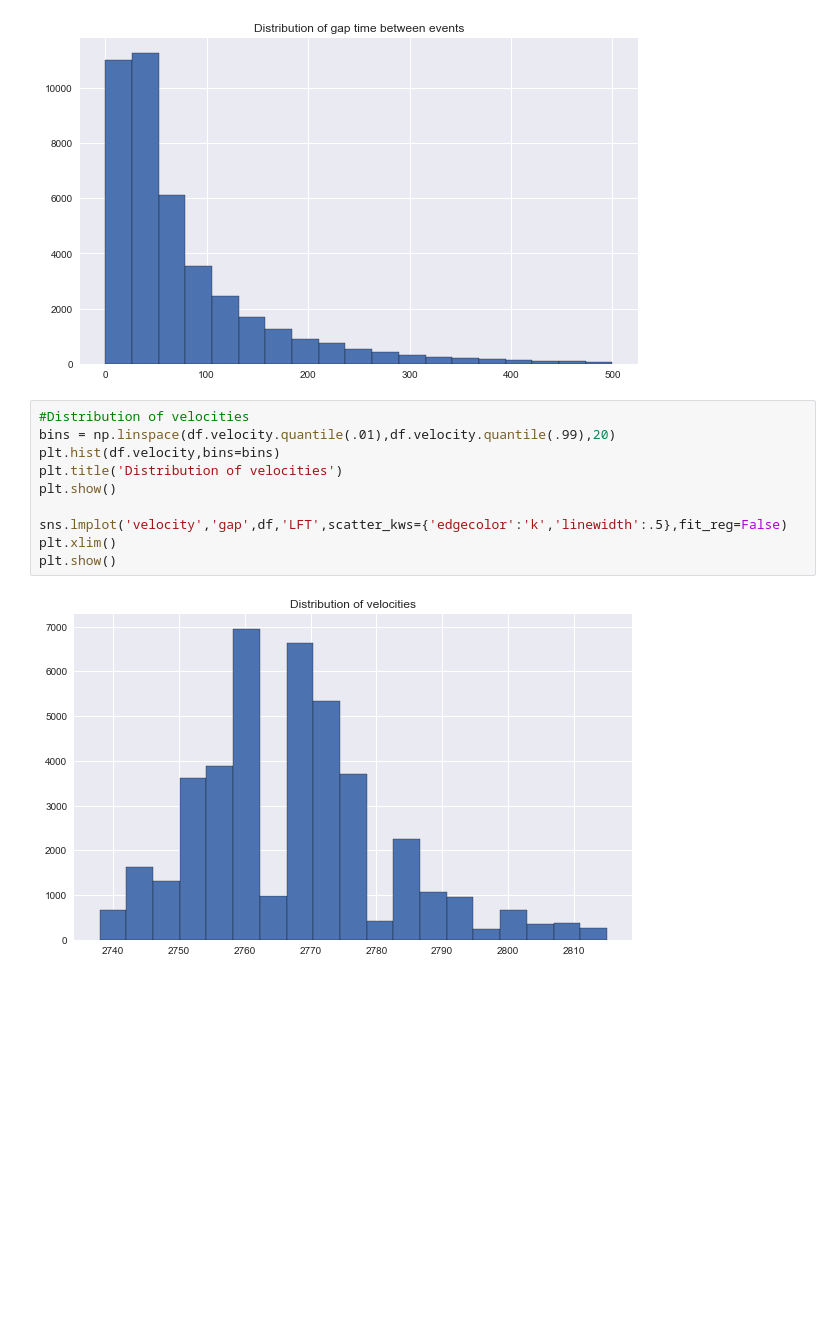
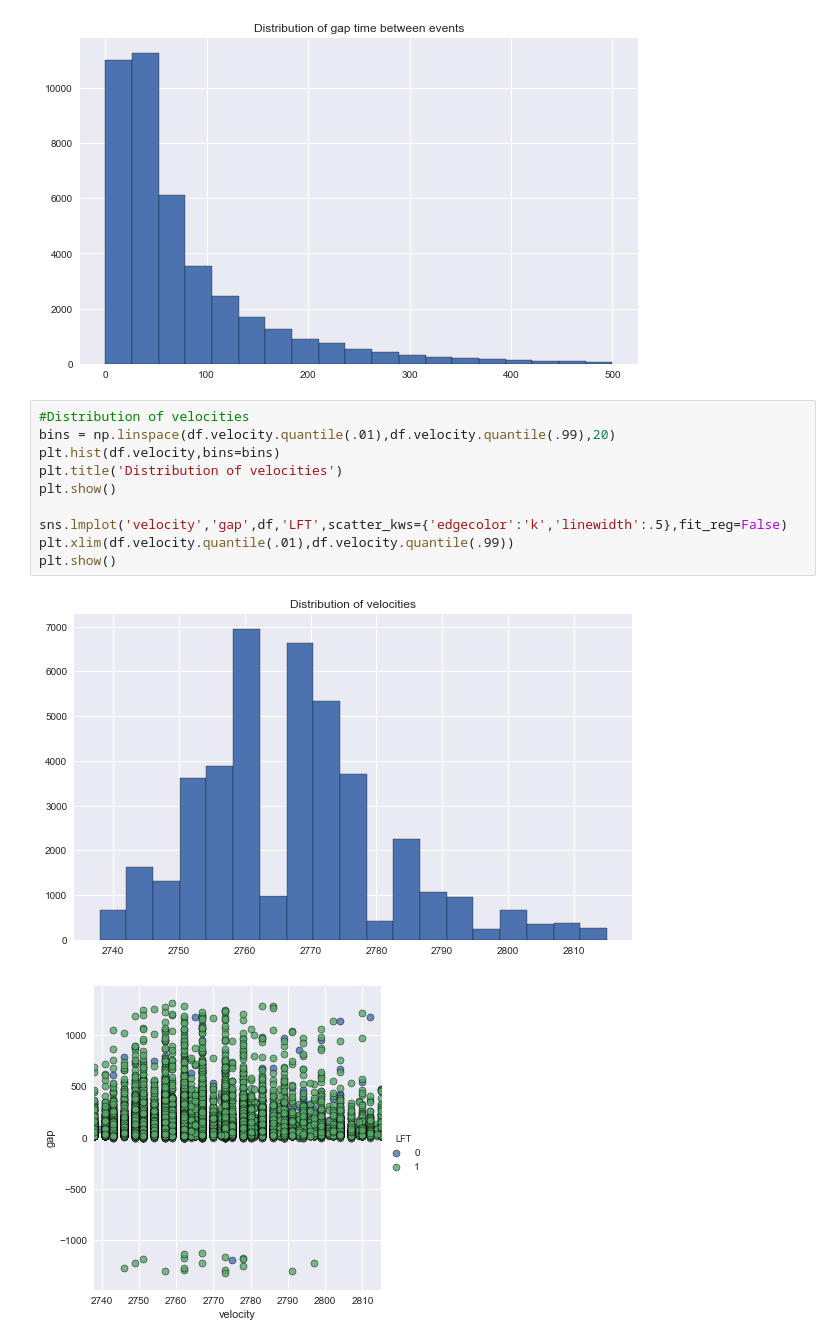
Before and after one commit to michaelsilverstein/CS542---SICK-1, a Jupyter notebook: Data explorer.ipynb, the cells around one changed output. Saved outputs shown, nothing was run; the diff lists cells and outputs as text; blank space fills up the shorter version.

Commit message:
Velocity plots

```diff
--- a/Data explorer.ipynb
+++ b/Data explorer.ipynb
@@ -68,12 +68,13 @@ NOTICE DIFFERENCES IN Y-AXIS
 # %%
 #Distribution of velocities
 bins = np.linspace(df.velocity.quantile(.01),df.velocity.quantile(.99),20)
 plt.hist(df.velocity,bins=bins)
 plt.title('Distribution of velocities')
 plt.show()
 
 sns.lmplot('velocity','gap',df,'LFT',scatter_kws={'edgecolor':'k','linewidth':.5},fit_reg=False)
-plt.xlim()
+plt.xlim(df.velocity.quantile(.01),df.velocity.quantile(.99))
 plt.show()
 # %% [output]
 [figure]
+[figure, added]
```
